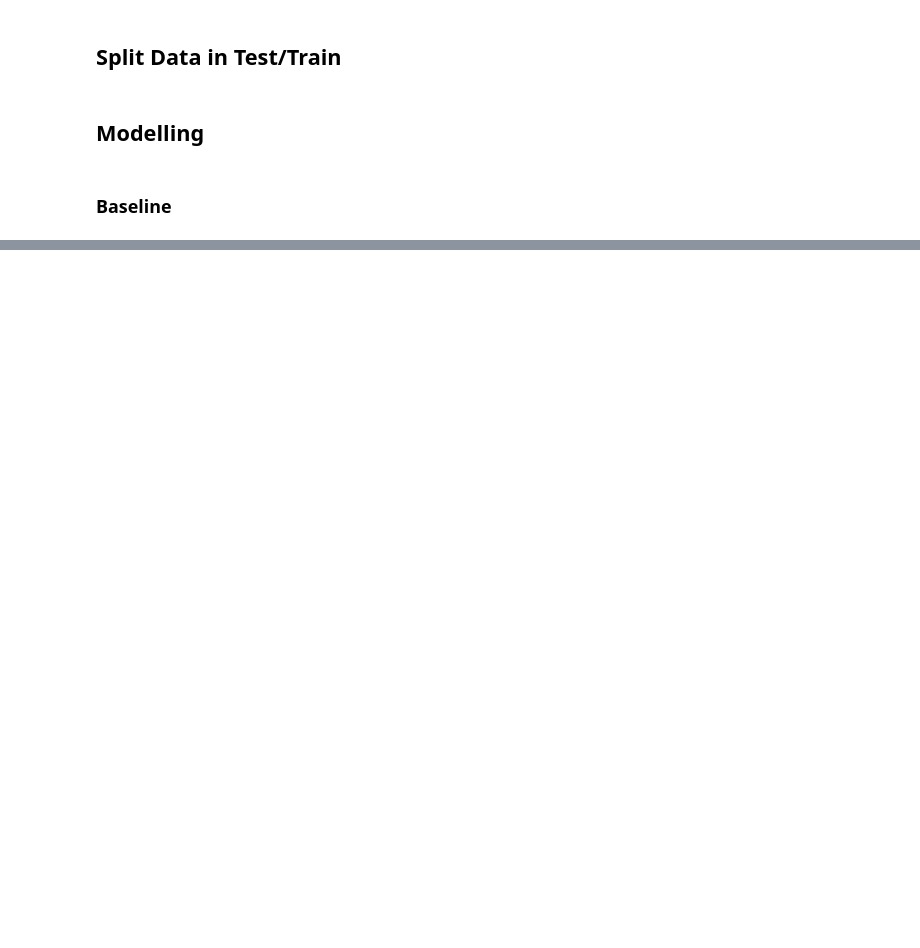
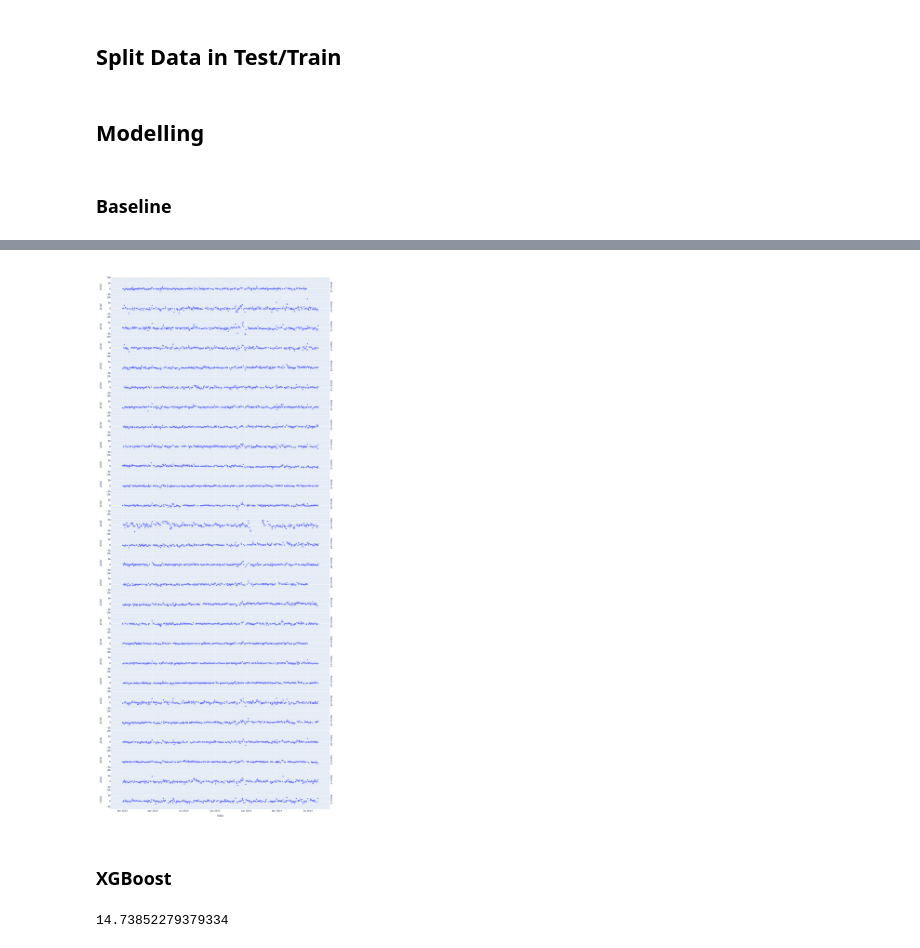
Before and after one commit to Kkshanana90/Sales-Prediction, a Jupyter notebook: TeamAnselSebastian.ipynb, the cells around one changed output, grey strips where cells are left out. Drawn from its saved outputs; the diff is of its cells as text; code cells hidden in the pictures; blank space fills up the shorter version.

```diff
--- a/TeamAnselSebastian.ipynb
+++ b/TeamAnselSebastian.ipynb
@@ -298,8 +414,11 @@ Index(['Date', 'Store', 'DayOfWeek', 'Sales', 'Open', 'Promo', 'StateHoliday',
 # %% [markdown]
 ## Final Feature selection
 # %%
-features = ['DayOfWeek', 'Open', 'Promo', 'SchoolHoliday', 'CompetitionDistance', 'Promo2', 'PublicHoliday', 'Easter', 'Christmas',
+features = ['DayOfWeek', 'Open', 'Promo', 'SchoolHoliday', 'CompetitionDistance', 'prstart', 'PublicHoliday', 'Easter', 'Christmas',
                     'storetype_a', 'storetype_b', 'storetype_c', 'storetype_d', 'assort_a', 'assort_b', 'assort_c']
+features = ['DayOfWeek', 'Open', 'Promo', 'SchoolHoliday', 'CompetitionDistance', 'logDistance', 'Promo2', 'PublicHoliday', 'Easter', 'Christmas',
+                    'Sales_avg_store', 'storetype_a', 'storetype_b', 'storetype_c', 'storetype_d', 'assort_a', 'assort_b', 'assort_c', "month", "monthstart"]
+          # 'SAXmas','SBXmas','SCXmas','SDXmas'  "Sales_MA7",
 # %%
 dt_eng_nomissing = dt_eng.dropna( how='any', subset=["StateHoliday", "Assortment"])
 
@@ -352,0 +478,5 @@ rmspe(lr.predict(X_test), y_test)
+# %%
+rf = RandomForestRegressor(n_estimators=100, criterion='mse', max_depth=40, random_state=42, verbose=1, n_jobs=-1, warm_start=False)
+rf.fit(X_train,y_train)
+
+print(f'The RSME is {rmspe(rf.predict(X_test), y_test)}')
@@ -352,0 +499,5 @@ rmspe(lr.predict(X_test), y_test)
+# %%
+
+error_analysis = X_train
+error_analysis.loc[:, "error"] = y_train-rf.predict(X_train)
+error_analysis
@@ -352,0 +534,19 @@ rmspe(lr.predict(X_test), y_test)
+# %%
+error_analysis = pd.merge(error_analysis,dt_eng_nomissing.loc[:, ["Store", "Date"]] , how='left', left_index=True, right_index=True)
+# %%
+#error_analysis = error_analysis.reset_index()
+shop2 = (error_analysis.loc[:, "Store"]>2) & (error_analysis.loc[:, "Store"]<30)
+error_analysis.sort_values("Date")
+px.scatter(error_analysis[shop2], x="Date", y="error",  facet_row='Store', height=3000, facet_row_spacing=0.0001)
+# %% [output]
+[figure, added]
+# %% [markdown]
+### XGBoost
+# %%
+import xgboost as xgb
+
+xgbr = xgb.XGBRegressor(max_depth=10,learning_rate=0.1,n_estimators=100,n_jobs=-1)
+xgbr.fit(X_train,y_train)
+rmspe( xgbr.predict(X_test), y_test)
+# %% [output]
+14.73852279379334
```
Also changed, not shown: parts of 38 cells of this notebook.
